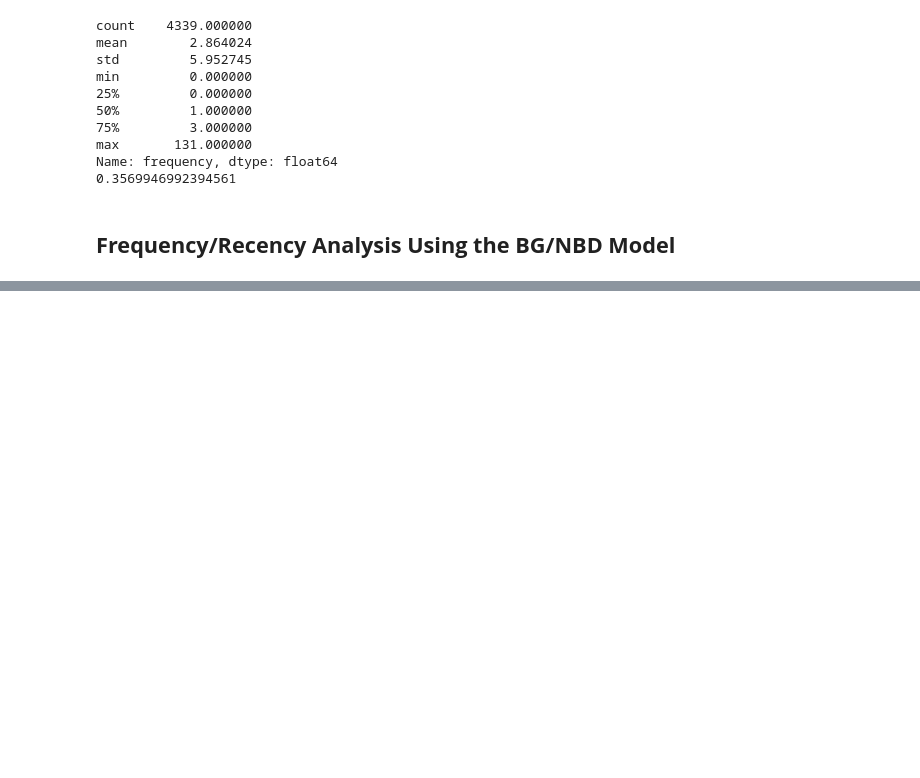
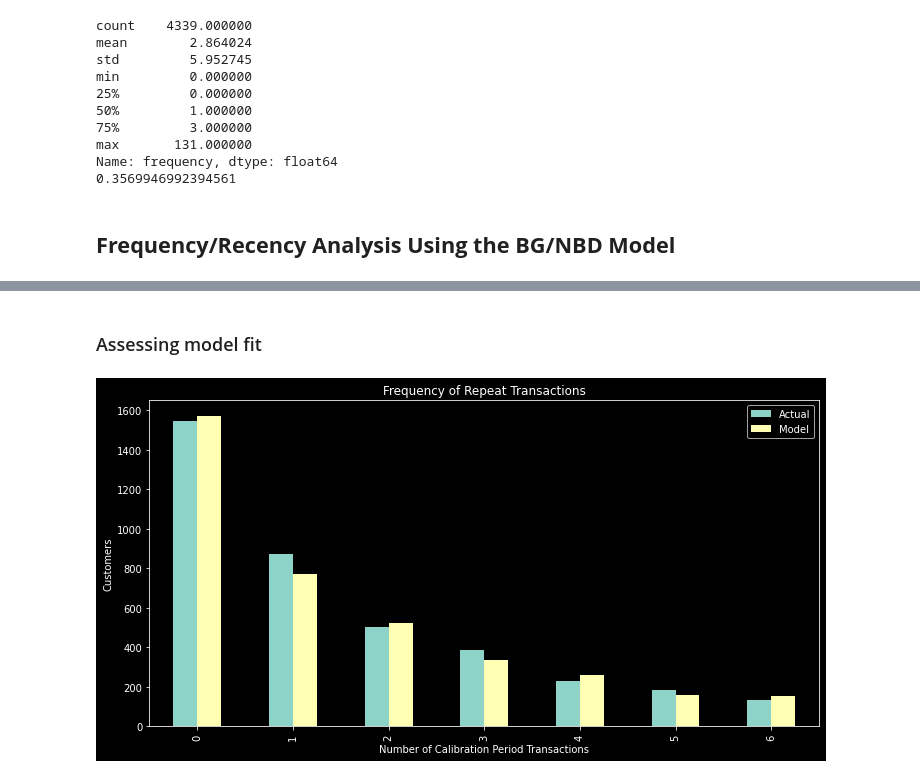
Before and after one commit to sidd-hart/customer-segmentation, a Jupyter notebook: notebooks/2.2-LifeTimes-CLTV-Analysis.ipynb, the cells around one changed output, grey strips where cells are left out. Saved outputs shown, nothing was run; the diff lists cells and outputs as text; code cells hidden in the pictures; blank space fills up the shorter version.

```diff
--- a/notebooks/2.2-LifeTimes-CLTV-Analysis.ipynb
+++ b/notebooks/2.2-LifeTimes-CLTV-Analysis.ipynb
@@ -142,0 +177,2 @@ Successfully installed jedi-0.17.2 parso-0.7.1
+# %% [markdown]
+### Assessing model fit
@@ -142,0 +181,4 @@ Successfully installed jedi-0.17.2 parso-0.7.1
+# %%
+plot_period_transactions(bgf);
+# %% [output]
+[figure, added]
```
Also changed, not shown: parts of 28 cells of this notebook, 1 other file.
